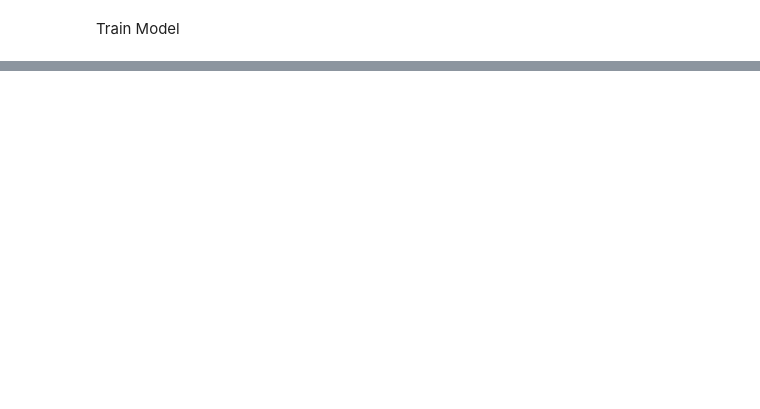
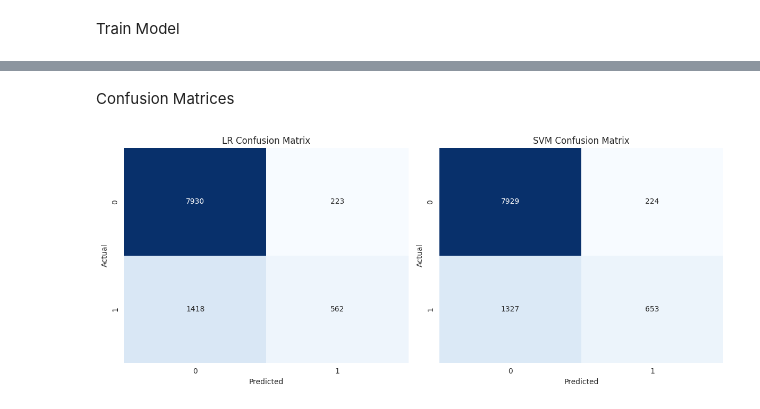
Before and after one commit to pragashraj/ITNPBD6-Customer-Targeting, a Jupyter notebook: ITNPBD6_Customer_Targeting.ipynb, the cells around one changed output, grey strips where cells are left out. Drawn from its saved outputs; the diff is of its cells as text; code cells hidden in the pictures; blank space fills up the shorter version.

Commit message:
feat: confusion matrix, roc curves and precision-recall curves added

```diff
--- a/ITNPBD6_Customer_Targeting.ipynb
+++ b/ITNPBD6_Customer_Targeting.ipynb
@@ -443,0 +439,21 @@ weighted avg       0.84      0.85      0.83     10133
+# %% [markdown]
+Confusion Matrices
+# %%
+sns.set_style("darkgrid")
+
+plt.figure(figsize=(12, 5))
+
+models = [("LR", y_pred_lr), ("SVM", y_pred_svm)]
+
+for idx, (name, y_pred) in enumerate(models, start=1):
+    cm = confusion_matrix(y_test, y_pred)
+    plt.subplot(1, 2, idx)
+    sns.heatmap(cm, annot=True, fmt="d", cmap="Blues", cbar=False)
+    plt.title(f"{name} Confusion Matrix")
+    plt.xlabel("Predicted")
+    plt.ylabel("Actual")
+
+plt.tight_layout()
+plt.show()
+# %% [output]
+[figure, added]
```
Also changed, not shown: parts of 10 cells of this notebook.
